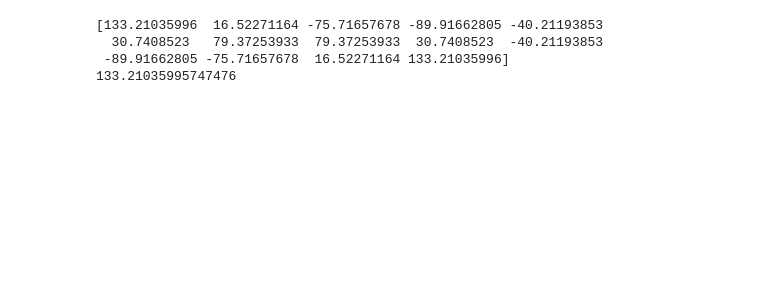
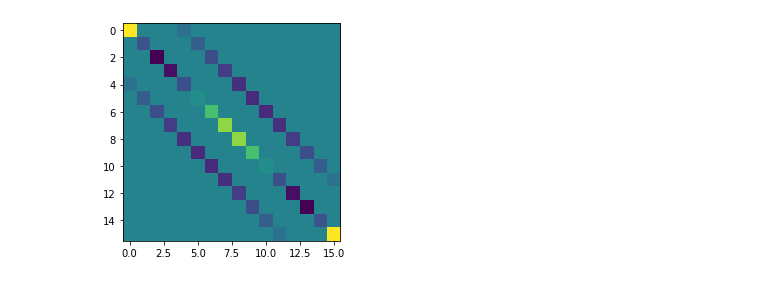
Before and after one commit to pstevenson12/CrystalFieldCalculator, a Jupyter notebook: Debugging and Testing.ipynb, the cells around one changed output. Drawn from its saved outputs; the diff is of its cells as text; code cells hidden in the pictures; blank space fills up the shorter version.

Commit message:
Updated StevensOperators
Updated StevensOperators to include m=1, m=5 terms also
Added O-mat parser
Added eigenvec calculator
Added Hamiltonian builder with B-dict parsing

```diff
--- a/Debugging and Testing.ipynb
+++ b/Debugging and Testing.ipynb
@@ -6,15 +6,14 @@ from SpecFunctions import *
 from HamiltonianFunctions import *
 # from HamiltonianFunctions import *
 # from PointChargeFunctions import *
-# %%
-test = StevensOperators(15/2)
-print(np.diag(test.o_6_2(),2)/1320)
-print(13*np.sqrt(105))
-# %% [output]
-[133.21035996  16.52271164 -75.71657678 -89.91662805 -40.21193853
-  30.7408523   79.37253933  79.37253933  30.7408523  -40.21193853
- -89.91662805 -75.71657678  16.52271164 133.21035996]
-133.21035995747476
+# %%
+test = StevensOperators(15/2)
+bdict_test = {'B2':[0,0,0],'B4':[1.0,0,0,0,-5],'B6':[0,0,0,0,0,0,0]}
+plt.figure()
+plt.imshow(test.build_ham(bdict_test))
+plt.show()
+# %% [output]
+[figure, added]
 # %%
 def GenOperators(Jval):
     J2 = Jval*(Jval+1)*np.eye(int(2*Jval+1))
```
Also changed, not shown: parts of 4 cells of this notebook, 1 other file.
